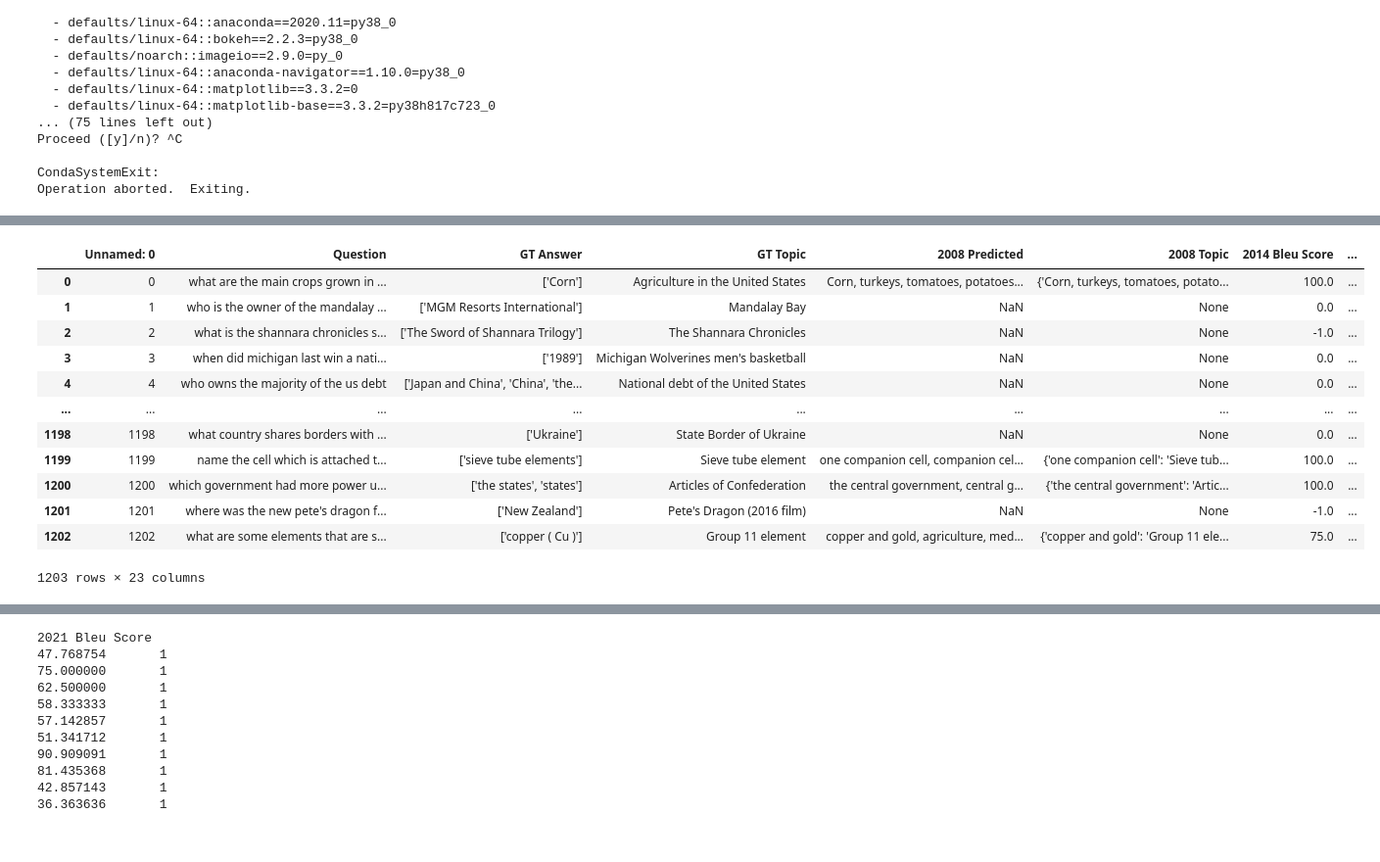
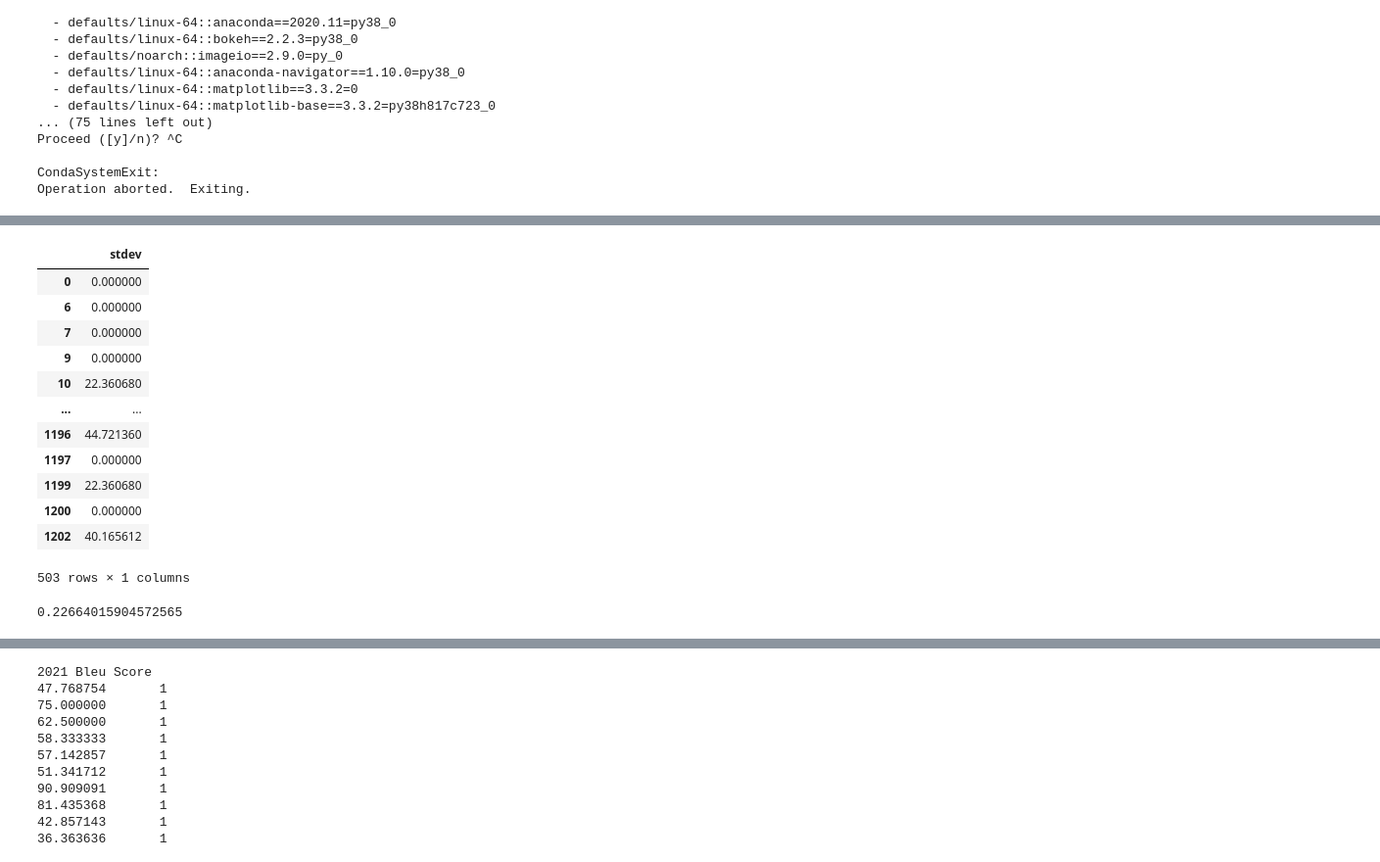
Before and after one commit to npateel/timelywimely, a Jupyter notebook: haystack/Analysis.ipynb, the cells around one changed output, grey strips where cells are left out. Shown: that part at 98% size. Saved outputs shown, nothing was run; the diff lists cells and outputs as text; code cells hidden in the pictures.

```diff
--- a/haystack/Analysis.ipynb
+++ b/haystack/Analysis.ipynb
@@ -31,19 +29,26 @@ dfOvertime['timely'] = dfOvertime['Question'].apply(lambda x: dependent[x])
 # %%
 pd.set_option('display.max_colwidth', None)
+# %%
+dfOvertime['stdev'] = dfOvertime.filter(regex="Bleu Score").std(axis = 1)
 # %%
 #dfOvertime = dfOvertime.dropna()
-dfOvertime
+dfOvertime[['stdev']]
 # %% [output]
-|  | Unnamed: 0 | Question | GT Answer | GT Topic | 2008 Predicted | 2008 Topic | 2014 Bleu Score | ... |
-| 0 | 0 | what are the main crops grown in ... | ['Corn'] | Agriculture in the United States | Corn, turkeys, tomatoes, potatoes... | {'Corn, turkeys, tomatoes, potato... | 100.0 | ... |
-| 1 | 1 | who is the owner of the mandalay ... | ['MGM Resorts International'] | Mandalay Bay | NaN | None | 0.0 | ... |
-| 2 | 2 | what is the shannara chronicles s... | ['The Sword of Shannara Trilogy'] | The Shannara Chronicles | NaN | None | -1.0 | ... |
-| 3 | 3 | when did michigan last win a nati... | ['1989'] | Michigan Wolverines men's basketball | NaN | None | 0.0 | ... |
-| 4 | 4 | who owns the majority of the us debt | ['Japan and China', 'China', 'the... | National debt of the United States | NaN | None | 0.0 | ... |
-| ... | ... | ... | ... | ... | ... | ... | ... | ... |
-| 1198 | 1198 | what country shares borders with ... | ['Ukraine'] | State Border of Ukraine | NaN | None | 0.0 | ... |
-| 1199 | 1199 | name the cell which is attached t... | ['sieve tube elements'] | Sieve tube element | one companion cell, companion cel... | {'one companion cell': 'Sieve tub... | 100.0 | ... |
-| 1200 | 1200 | which government had more power u... | ['the states', 'states'] | Articles of Confederation | the central government, central g... | {'the central government': 'Artic... | 100.0 | ... |
-| 1201 | 1201 | where was the new pete's dragon f... | ['New Zealand'] | Pete's Dragon (2016 film) | NaN | None | -1.0 | ... |
-| 1202 | 1202 | what are some elements that are s... | ['copper ( Cu )'] | Group 11 element | copper and gold, agriculture, med... | {'copper and gold': 'Group 11 ele... | 75.0 | ... |
+|  | stdev |
+| 0 | 0.000000 |
+| 6 | 0.000000 |
+| 7 | 0.000000 |
+| 9 | 0.000000 |
+| 10 | 22.360680 |
+| ... | ... |
+| 1196 | 44.721360 |
+| 1197 | 0.000000 |
+| 1199 | 22.360680 |
+| 1200 | 0.000000 |
+| 1202 | 40.165612 |
-1203 rows × 23 columns
+503 rows × 1 columns
+# %%
+pos = dfOvertime[dfOvertime["timely"]]
+len(pos)/len(dfOvertime)
+# %% [output]
+0.22664015904572565
```
Also changed, not shown: parts of 52 cells of this notebook, 1 other file.
